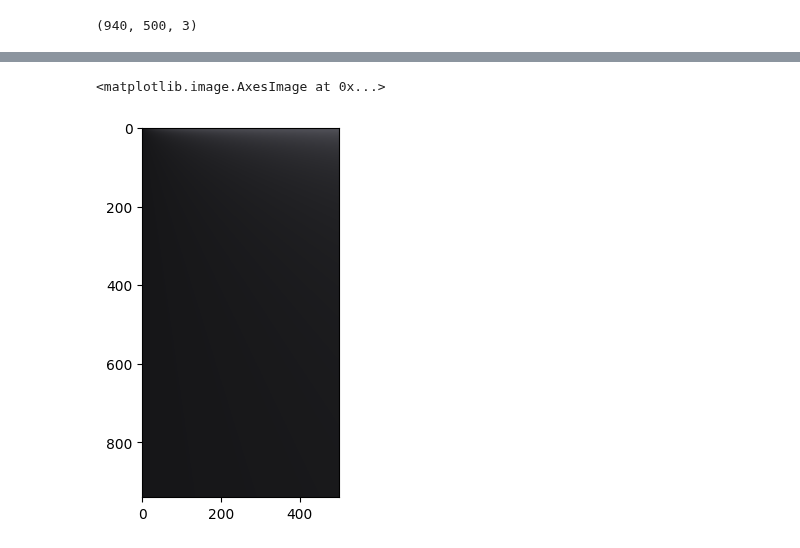
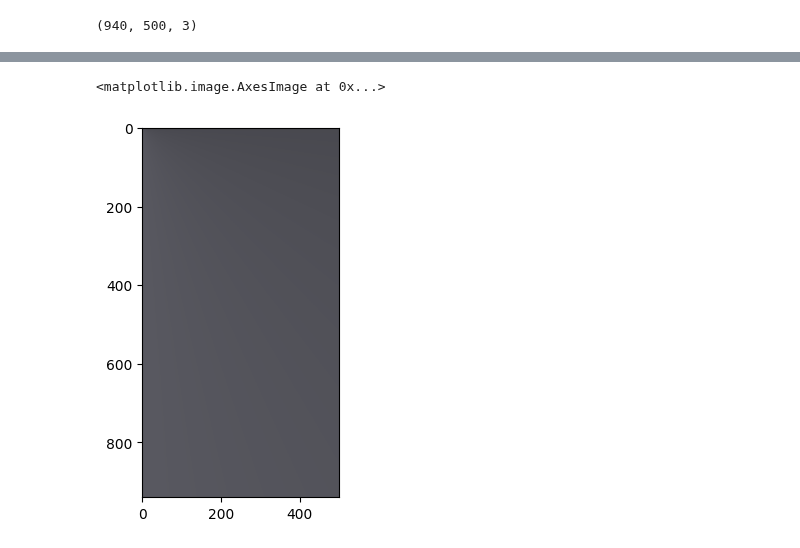
Before and after one commit to sraza-onshape/samaj-vision, a Jupyter notebook: Image-Warping-and-Point-Cloud-Rendering/code/experiments.ipynb, the cells around one changed output, grey strips where cells are left out. Cells and saved outputs as stored; diff of their text form; code cells hidden in the pictures.

```diff
--- a/Image-Warping-and-Point-Cloud-Rendering/code/experiments.ipynb
+++ b/Image-Warping-and-Point-Cloud-Rendering/code/experiments.ipynb
@@ -52,6 +57,11 @@ plt.show()
 # %%
-court_length_along_y = (abs(x[3] - x[0]) + abs(x[2] - x[1])) // 2
-court_length_along_x = (abs(y[0] - y[1]) + abs(y[2] - y[3])) // 2
+# Guess 1: Compute the lengths by averaging parallel line segments in the image
+# court_length_along_x = (abs(x[3] - x[0]) + abs(x[2] - x[1])) // 2
+# court_length_along_y = (abs(y[0] - y[1]) + abs(y[2] - y[3])) // 2
+
+# Guess 2: setting the lengths manually, based on the decision to make the court fill up as much of the new image as possible
+court_length_along_x = 450
+court_length_along_y = 900
 # %%
 court_length_along_y, court_length_along_x  # (height, width of just the court)
 # %% [output]
@@ -67,11 +77,11 @@ destination_img_total_height = 940  # this is along the y axis
 destination_img_total_width = 500  # this is along the x axis
 
 # dimensions of the image outside the court
-vertical_empty_margin = 45  # total guess, this will be on each of the 2 sides
-vertical_margin_bleachers = 325  # total guess, this will be on each of the 2 sides
+vertical_empty_margin = 5  # total guess, this will be on each of the 2 sides
+vertical_margin_bleachers = 15  # total guess, this will be on each of the 2 sides
 
-horizontal_empty_margin = 20  # total guess, this will be on each of the 2 sides
-horizontal_margin_bleachers = 200  # total guess, this will be on each of the 2 sides
+horizontal_empty_margin = 5  # total guess, this will be on each of the 2 sides
+horizontal_margin_bleachers = 20  # total guess, this will be on each of the 2 sides
 
 ### guess-timating the destination (y,x) coordinates of the selected points
 destination_top_left = np.array([
@@ -203,6 +220,8 @@ array([[576, 220],
 # %%
-homography_estimate_based_on_pixel_features = compute_normalized_DLT(
-    source_points, destination_points, num_points=4
+homography_estimate_based_on_pixel_features = compute_DLT(
+    source_points,
+    destination_points,
+    use_normalization=False
 )
 # %%
 homography_estimate_based_on_pixel_features
@@ -268,7 +287,7 @@ def generate_image(
             + (a * b * upper_right[image_channel])
             + (x_weight * b * upper_left[image_channel])
         )
-        return new_pixel_channel_value
+        return new_pixel_channel_value.astype(np.uint8)
 
     ### DRIVER
     # 1. init a blank image of 940 x 500 x 3
@@ -289,14 +308,12 @@ def generate_image(
             old_image_location = (
                 (new_image_location @ inverse_transform).reshape(1, 3).squeeze()
             )
-            old_image_y, old_image_x = (
-                old_image_location[0] / old_image_location[2],
-                old_image_location[1] / old_image_location[2],
-            )
+            old_image_y, old_image_x = old_image_location[:2] / old_image_location[2]
+
             # copy the pixel value over, if possible
             if (
-                old_image_y < original_image.shape[0]
-                and old_image_x < original_image.shape[1]
+                -1 < old_image_y < original_image.shape[0]
+                and -1 < old_image_x < original_image.shape[1]
                 and old_image_y.is_integer()
                 and old_image_x.is_integer()
             ):
@@ -304,7 +321,7 @@ def generate_image(
                 old_image_x = int(old_image_x)
                 old_image_y = int(old_image_y)
                 new_image[y, x, :] = original_image[old_image_y, old_image_x, :]
-            # otherwise, splat the pixel value using bilinear interpolation
+            # otherwise, interpolate the pixel value using bilinear interpolation
             else:  #
                 lower_y, upper_y = np.floor(old_image_y).astype(int), np.ceil(
                     old_image_y
@@ -313,7 +330,7 @@ def generate_image(
                     old_image_x
                 ).astype(int)
 
-                # get the pixels usable for splatting
+                # get the pixels usable for interpolation
                 lower_left = _index_image_with_default(original_image, lower_y, lower_x)
                 upper_left = _index_image_with_default(original_image, upper_y, lower_x)
                 lower_right = _index_image_with_default(
@@ -322,8 +339,8 @@ def generate_image(
                 upper_right = _index_image_with_default(
                     original_image, upper_y, upper_x
                 )
-                delta_y = old_image_y - lower_y
-                delta_x = old_image_x - lower_x
+                delta_y = abs(old_image_y - lower_y)
+                delta_x = abs(old_image_x - lower_x)
 
                 # interpolate the value, across all three RGB channels
                 new_pixel_value = np.column_stack(
@@ -378,5 +495,5 @@ array([[[89.        , 89.        , 97.        ],
 # %%
-plt.imshow(image_from_top.astype(int))
+plt.imshow(image_from_top.astype(np.uint8))
 # %% [output]
 <matplotlib.image.AxesImage at 0x...>
-[figure, old version]
+[figure, new version]
```
Also changed, not shown: parts of 18 cells of this notebook, 1 other file.
